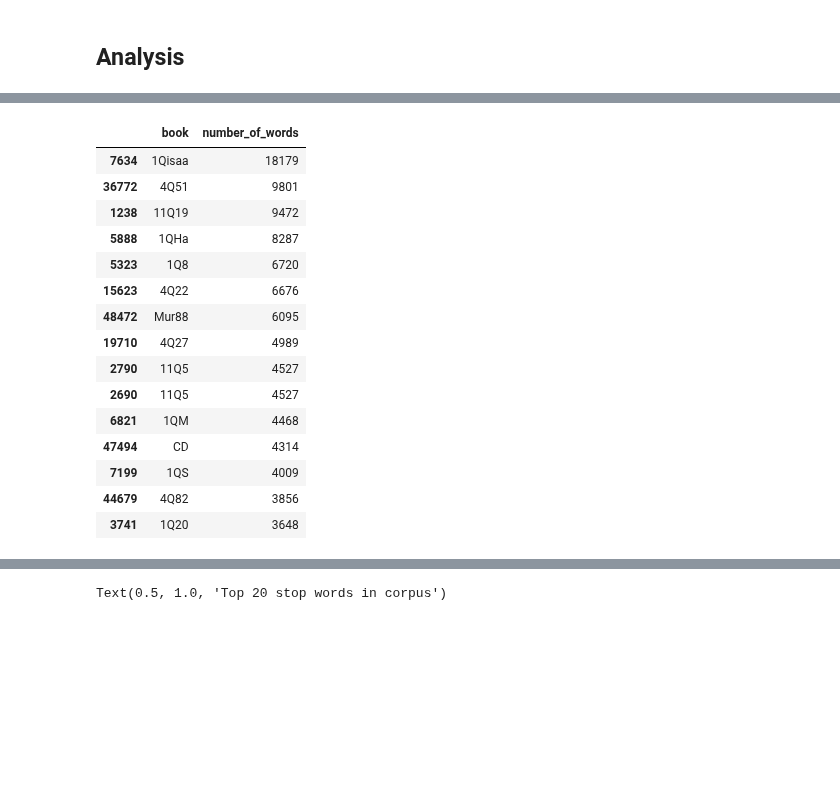
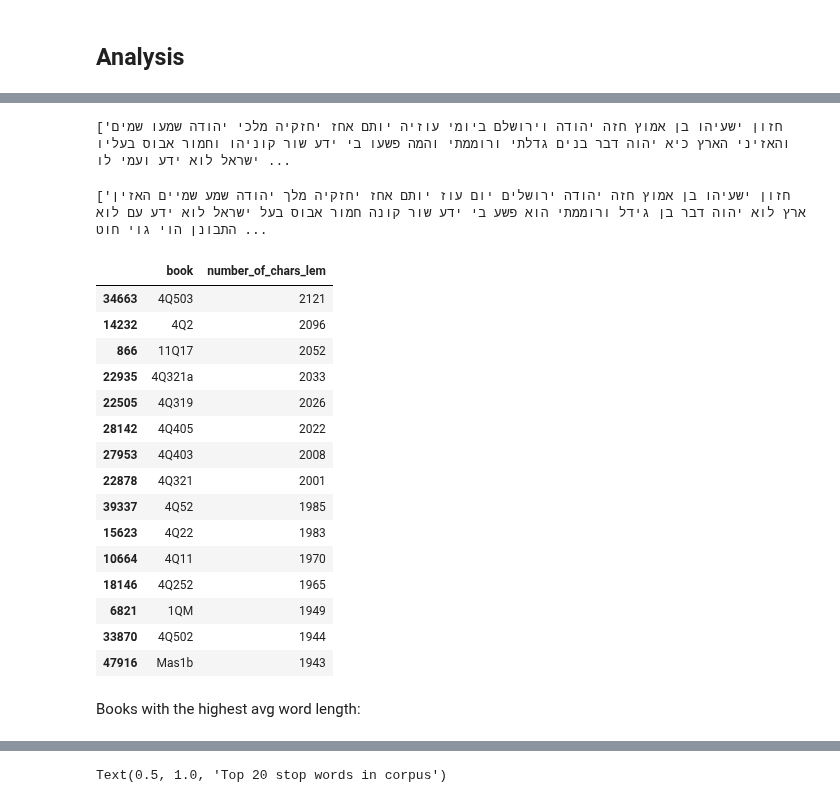
Before and after one commit to yonatanlou/QumranNLP, a Jupyter notebook: notebooks/1.0-EDA.ipynb, the cells around one changed output, grey strips where cells are left out. Cells and saved outputs as stored; diff of their text form; code cells hidden in the pictures; blank space fills up the shorter version.

```diff
--- a/notebooks/1.0-EDA.ipynb
+++ b/notebooks/1.0-EDA.ipynb
@@ -155,0 +157,6 @@ for i, doc in enumerate(df_by_book['text']):
+# %%
+vocab_before_lemmatization = set()
+for doc in corpus:
+    for word in doc.split(" "):
+        vocab_before_lemmatization.add(word)
+print(len(vocab_before_lemmatization))
@@ -155,0 +165,19 @@ for i, doc in enumerate(df_by_book['text']):
+# %%
+from tqdm.notebook import tqdm
+replace_words_counter = 0
+lemmatized_corpus = []
+for i, doc in tqdm(enumerate(corpus)):
+  print(i,end=',')
+  new_doc = []
+  new_doc_words = model.predict(doc, tokenizer)[0]
+  for word in new_doc_words:
+    if word[1] == "[BLANK]":
+      new_doc.append(word[0])
+      continue
+    if "שחט" in word[0]:
+      new_doc.append(word[0])
+      continue
+    else:
+      new_doc.append(word[1])
+      replace_words_counter += 1
+  lemmatized_corpus.append(" ".join(new_doc))
@@ -155,0 +197,3 @@ for i, doc in enumerate(df_by_book['text']):
+# %%
+df_by_book["lemmatized_text"] =  lemmatized_corpus
+df_by_book.info()
@@ -175,5 +219,8 @@ df_by_book
 # %%
-
 df_by_book["number_of_chars"] = df_by_book['processed_text'].str.len()
 df_by_book["number_of_words"] = df_by_book['processed_text'].str.split().map(lambda x: len(x))
 df_by_book["avg_word_length"] = df_by_book['processed_text'].str.split().apply(lambda x : [len(i) for i in x]).map(lambda x: np.mean(x))
+
+df_by_book["number_of_chars_lem"] = df_by_book['lemmatized_text'].str.len()
+df_by_book["number_of_words_lem"] = df_by_book['lemmatized_text'].str.split().map(lambda x: len(x))
+df_by_book["avg_word_length_lem"] = df_by_book['lemmatized_text'].str.split().apply(lambda x : [len(i) for i in x]).map(lambda x: np.mean(x))
@@ -199,20 +248,30 @@ df_by_book.sort_values(by="number_of_chars",ascending=False)[["book", "number_of
+# %%
+df_by_book[df_by_book["book"]=="1Qisaa"]["processed_text"].to_list()
+# %% [output]
+['חזון ישעיהו בן אמוץ חזה יהודה וירושלם ביומי עוזיה יותם אחז יחזקיה מלכי יהודה שמעו שמים והאזיני הארץ כיא יהוה דבר בנים גדלתי ורוממתי והמה פשעו בי ידע שור קוניהו וחמור אבוס בעליו ישראל לוא ידע ועמי לו ...
+# %%
+df_by_book[df_by_book["book"]=="1Qisaa"]["lemmatized_text"].to_list()
+# %% [output]
+['חזון ישעיהו בן אמוץ חזה יהודה ירושלים יום עוז יותם אחז יחזקיה מלך יהודה שמע שמיים האזין ארץ לוא יהוה דבר בן גידל ורוממתי הוא פשע בי ידע שור קונה חמור אבוס בעל ישראל לוא ידע עם לוא התבונן הוי גוי חוט ...
 # %%
-df_by_book.sort_values(by="number_of_words",ascending=False)[["book", "number_of_words"]].head(15)
+df_by_book.sort_values(by="number_of_chars_lem",ascending=False)[["book", "number_of_chars_lem"]].head(15)
 # %% [output]
-|  | book | number_of_words |
-| 7634 | 1Qisaa | 18179 |
-| 36772 | 4Q51 | 9801 |
-| 1238 | 11Q19 | 9472 |
-| 5888 | 1QHa | 8287 |
-| 5323 | 1Q8 | 6720 |
-| 15623 | 4Q22 | 6676 |
-| 48472 | Mur88 | 6095 |
-| 19710 | 4Q27 | 4989 |
-| 2790 | 11Q5 | 4527 |
-| 2690 | 11Q5 | 4527 |
-| 6821 | 1QM | 4468 |
-| 47494 | CD | 4314 |
-| 7199 | 1QS | 4009 |
-| 44679 | 4Q82 | 3856 |
-| 3741 | 1Q20 | 3648 |
+|  | book | number_of_chars_lem |
+| 34663 | 4Q503 | 2121 |
+| 14232 | 4Q2 | 2096 |
+| 866 | 11Q17 | 2052 |
+| 22935 | 4Q321a | 2033 |
+| 22505 | 4Q319 | 2026 |
+| 28142 | 4Q405 | 2022 |
+| 27953 | 4Q403 | 2008 |
+| 22878 | 4Q321 | 2001 |
+| 39337 | 4Q52 | 1985 |
+| 15623 | 4Q22 | 1983 |
+| 10664 | 4Q11 | 1970 |
+| 18146 | 4Q252 | 1965 |
+| 6821 | 1QM | 1949 |
+| 33870 | 4Q502 | 1944 |
+| 47916 | Mas1b | 1943 |
+# %% [markdown]
+Books with the highest avg word length:
 # %%
```
Also changed, not shown: parts of 27 cells of this notebook.
